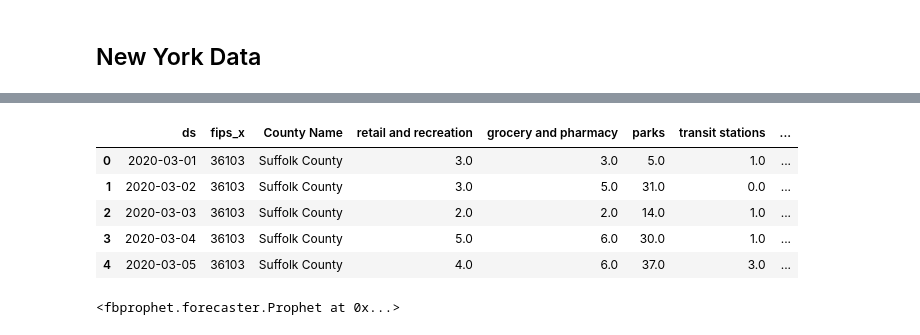
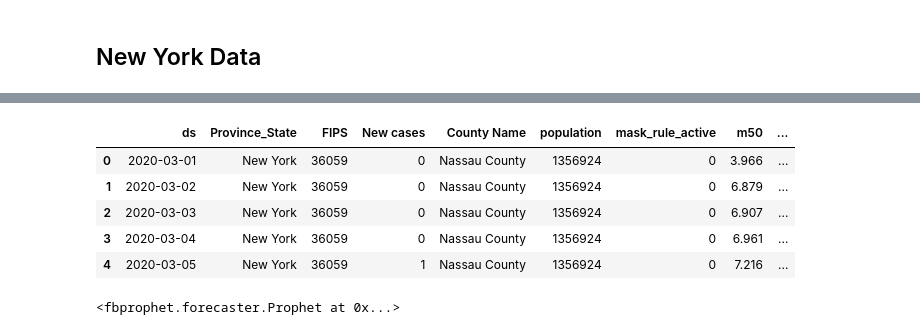
Before and after one commit to jeyasri-s2/meansquares, a Jupyter notebook: version2/modeling/prophet/NY_TimeSeriesAnalysis_Prophet.ipynb, the cells around one changed output, grey strips where cells are left out. Drawn from its saved outputs; the diff is of its cells as text; code cells hidden in the pictures.

```diff
--- a/version2/modeling/prophet/NY_TimeSeriesAnalysis_Prophet.ipynb
+++ b/version2/modeling/prophet/NY_TimeSeriesAnalysis_Prophet.ipynb
@@ -20,6 +18,6 @@ from fbprophet.diagnostics import performance_metrics
 # %% [markdown]
 ## New York Data
 # %%
-NY_labeledData = pd.read_csv('/content/drive/Shared drives/CMPE 295- Master Project/Covid19-data/NY_labeledData_Sep26.csv',low_memory=False)
+NY_labeledData = pd.read_csv('/content/drive/Shared drives/CMPE 295- Master Project/projectdata-2021/NY_alldatasets_Jan13.csv',low_memory=False)
 NY_labeledData.tail()
 # %% [output]
@@ -32,9 +30,7 @@ NY_labeledData.tail()
-# %%
-NY_labeledData = NY_labeledData.astype({'label': 'string'})
 # %%
 NY_labeledData = NY_labeledData.dropna()
 # %%
-NY_labeledData['label_y'] = preprocessing.LabelEncoder().fit_transform(NY_labeledData['label'])
+NY_labeledData['label_y'] = preprocessing.LabelEncoder().fit_transform(NY_labeledData['New cases'])
 # %%
 NY_labeledData['County Name Label'] = preprocessing.LabelEncoder().fit_transform(NY_labeledData['County Name'])
 # %%
@@ -64,5 +60,5 @@ test.tail()
 # %%
-NY_labeledData_Suffolk = NY_labeledData[NY_labeledData['County Name'] == 'Suffolk County']
-NY_labeledData_Suffolk = NY_labeledData_Suffolk.reset_index(drop=True)
-NY_labeledData_Suffolk.tail()
+NY_labeledData_Nassau = NY_labeledData[NY_labeledData['County Name'] == 'Nassau County']
+NY_labeledData_Nassau = NY_labeledData_Nassau.reset_index(drop=True)
+NY_labeledData_Nassau.tail()
 # %% [output]
@@ -75,10 +71,10 @@ NY_labeledData_Suffolk.tail()
 # %%
-NY_labeledData_Suffolk.head()
+NY_labeledData_Nassau.head()
 # %% [output]
-|  | ds | fips_x | County Name | retail and recreation | grocery and pharmacy | parks | transit stations | ... |
-| 0 | 2020-03-01 | 36103 | Suffolk County | 3.0 | 3.0 | 5.0 | 1.0 | ... |
-| 1 | 2020-03-02 | 36103 | Suffolk County | 3.0 | 5.0 | 31.0 | 0.0 | ... |
-| 2 | 2020-03-03 | 36103 | Suffolk County | 2.0 | 2.0 | 14.0 | 1.0 | ... |
-| 3 | 2020-03-04 | 36103 | Suffolk County | 5.0 | 6.0 | 30.0 | 1.0 | ... |
-| 4 | 2020-03-05 | 36103 | Suffolk County | 4.0 | 6.0 | 37.0 | 3.0 | ... |
+|  | ds | Province_State | FIPS | New cases | County Name | population | mask_rule_active | m50 | ... |
+| 0 | 2020-03-01 | New York | 36059 | 0 | Nassau County | 1356924 | 0 | 3.966 | ... |
+| 1 | 2020-03-02 | New York | 36059 | 0 | Nassau County | 1356924 | 0 | 6.879 | ... |
+| 2 | 2020-03-03 | New York | 36059 | 0 | Nassau County | 1356924 | 0 | 6.907 | ... |
+| 3 | 2020-03-04 | New York | 36059 | 0 | Nassau County | 1356924 | 0 | 6.961 | ... |
+| 4 | 2020-03-05 | New York | 36059 | 1 | Nassau County | 1356924 | 0 | 7.216 | ... |
 # %%
```
Also changed, not shown: parts of 21 cells of this notebook.
